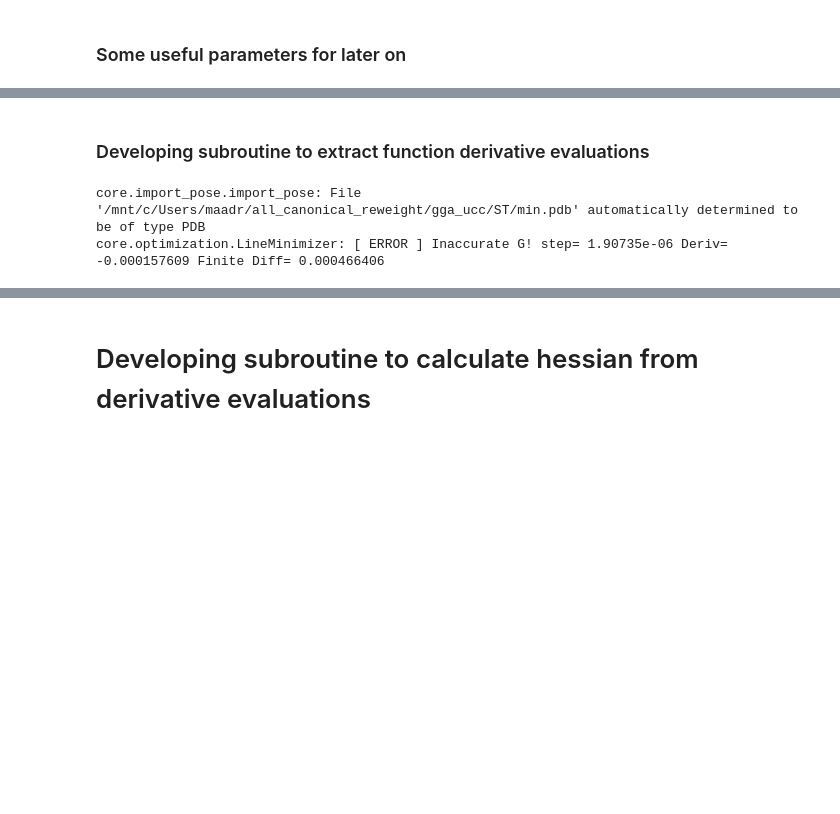
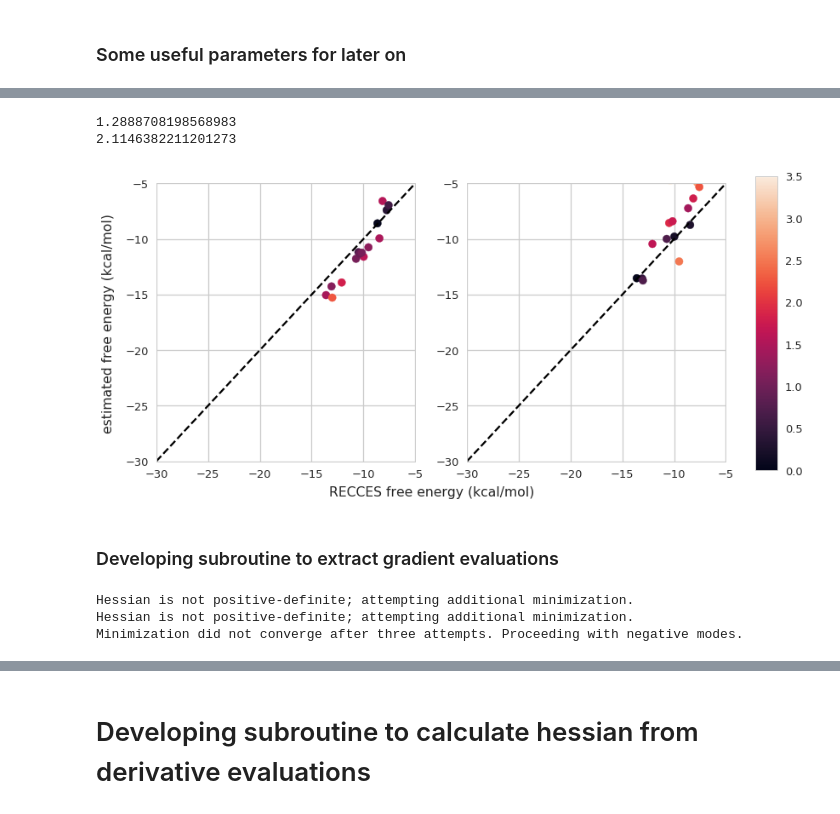
Before and after one commit to maa805/mining-minima, a Jupyter notebook: MiningMinima/scratch/new_min_and_hess_devel.ipynb, the cells around one changed output, grey strips where cells are left out. Drawn from its saved outputs; the diff is of its cells as text; code cells hidden in the pictures; blank space fills up the shorter version.

```diff
--- a/MiningMinima/scratch/new_min_and_hess_devel.ipynb
+++ b/MiningMinima/scratch/new_min_and_hess_devel.ipynb
@@ -22,13 +23,14 @@ palette = 'Set2'
 sns.palplot(sns.color_palette(palette))
 sns.set_palette(sns.color_palette(palette))
 sns.set_style('whitegrid')
-sns.set_context('notebook')
+sns.set_context('talk')
 # %% [output]
 [figure]
 # %% [markdown]
 ### Some useful parameters for later on
 # %%
 limit = np.pi/3
-dx = 0.001
+dx = 0.005
 F = np.linspace(-100, 800, 9001)
 dF = 0.1
+rna_min_based = [0.56,0.21,0.01,6.54,3.57,0.056,0.83,4.94,12.01]
@@ -34,0 +200,26 @@ dF = 0.1
+# %%
+fig, ax = plt.subplots(nrows=1, ncols=2, figsize=(12,6))
+norm = plt.Normalize(0,3.5)
+
+harm = np.array(DOS_E)*KT_IN_KCAL
+recces = np.array(RECCES_E)*KT_IN_KCAL
+anharm = np.array(anharmonic_E)*KT_IN_KCAL
+
+sc = ax[0].scatter(recces, anharm, c=np.abs(recces-anharm), norm=norm)
+ax[1].scatter(recces, harm, c=np.abs(recces-harm), norm=norm)
+for axis in ax:
+    axis.set(xlim=(-30, -5), ylim=(-30, -5))
+    axis.plot([-30,-5],[-30,-5], 'k--')
+
+cbaxes = fig.add_axes([0.94, 0.1, 0.03, 0.8])
+fig.colorbar(sc, cax=cbaxes)
+fig.text(0.5, 0.04, 'RECCES free energy (kcal/mol)', ha='center', va='center')
+fig.text(0.06, 0.5, 'estimated free energy (kcal/mol)', ha='center', va='center', rotation='vertical')
+print np.sqrt(np.mean((recces-anharm)**2))
+print np.sqrt(np.mean((recces-harm)**2))
+
+fig.savefig('/mnt/c/Users/maadr/OneDrive/das-lab/flash-slides/20190927/mm_rna_min_e5')
+# %% [output]
+1.2888708198568983
+2.1146382211201273
+[figure, added]
@@ -35,12 +234,13 @@ dF = 0.1
 # %% [markdown]
-### Developing subroutine to extract function derivative evaluations
+### Developing subroutine to extract gradient evaluations
 # %%
 # use mm object to get stuff
-seq1, seq2 = 'gga', 'ucc'
-mm_sim = MiningMinima(infile='/mnt/c/Users/maadr/all_canonical_reweight/gga_ucc/ST/min.pdb', scorefxn='stepwise/rna/turner_new')
+seq1, seq2 = 'ggc', 'gcc'
+mm_sim = MiningMinima(seq1=seq1, seq2=seq2, scorefxn='stepwise/rna/rna_min_based_turner')
 # %% [output]
-core.import_pose.import_pose: File '/mnt/c/Users/maadr/all_canonical_reweight/gga_ucc/ST/min.pdb' automatically determined to be of type PDB
-core.optimization.LineMinimizer: [ ERROR ] Inaccurate G! step= 1.90735e-06 Deriv= -0.000157609 Finite Diff= 0.000466406
+Hessian is not positive-definite; attempting additional minimization.
+Hessian is not positive-definite; attempting additional minimization.
+Minimization did not converge after three attempts. Proceeding with negative modes.
 # %%
 print mm_sim.eigenvalues
 # %% [output]
```
Also changed, not shown: parts of 77 cells of this notebook, 4 other files.
